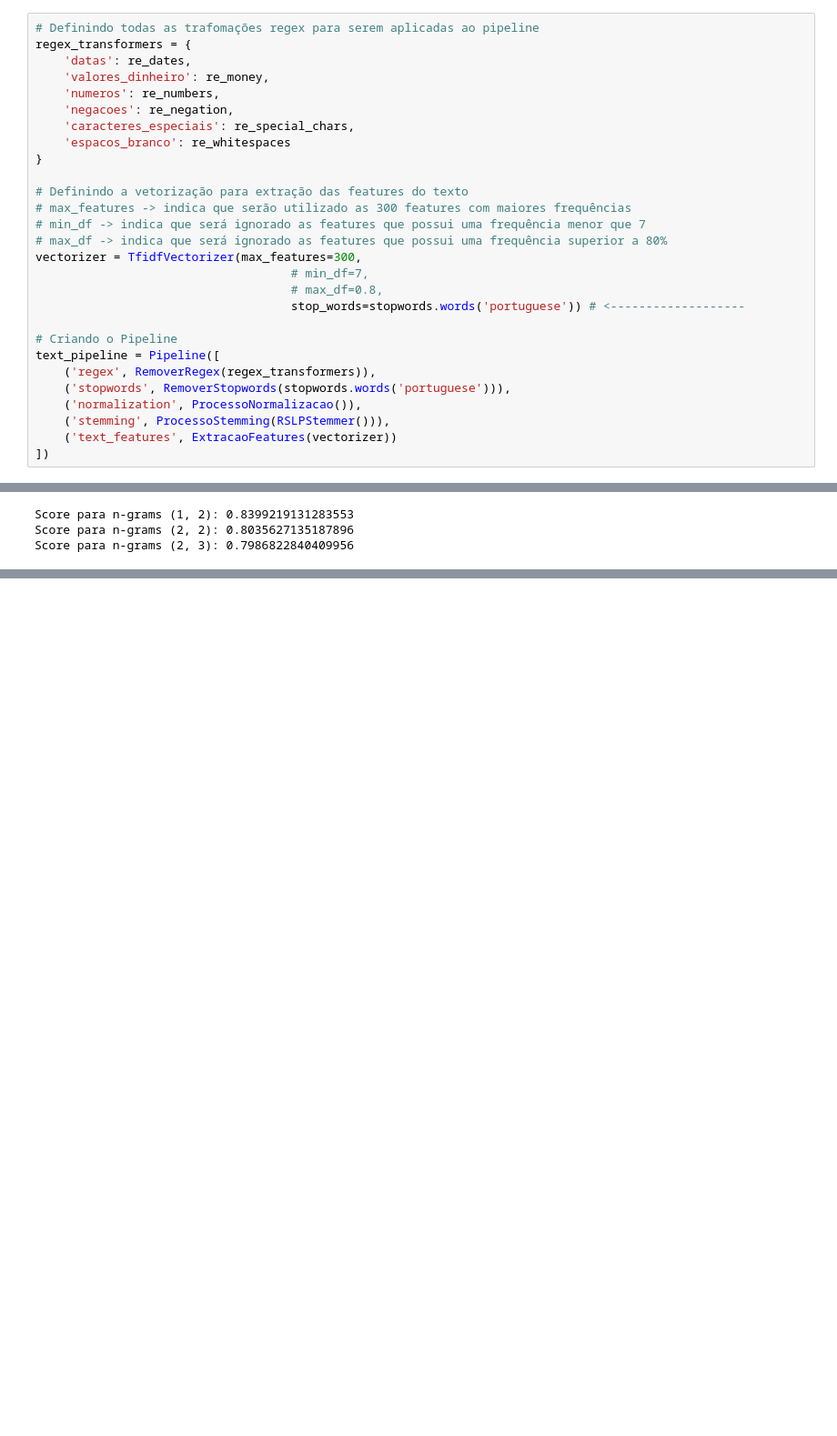
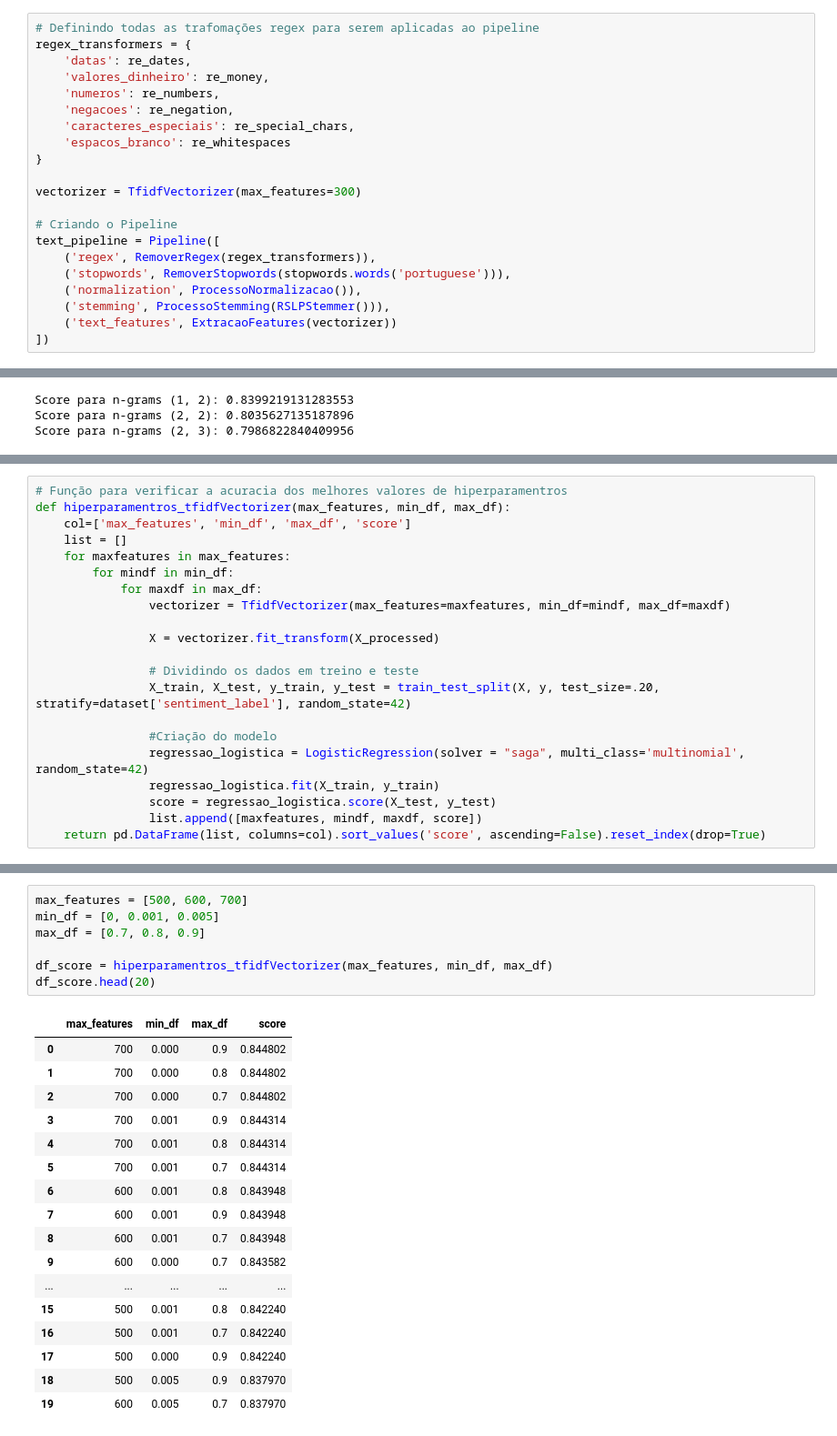
Before and after one commit to IgorFormiga/NLP_analise_de_sentimento, a Jupyter notebook: analise_sentimento.ipynb, the cells around one changed output, grey strips where cells are left out. Shown at 91% size. Cells and saved outputs as stored; diff of their text form; blank space fills up the shorter version.

Commit message:
Analisando os Hiperparâmetros da vetorização (TfidfVectorizer)

```diff
--- a/analise_sentimento.ipynb
+++ b/analise_sentimento.ipynb
@@ -221,14 +221,7 @@ regex_transformers = {
     'espacos_branco': re_whitespaces
 }
 
-# Definindo a vetorização para extração das features do texto
-# max_features -> indica que serão utilizado as 300 features com maiores frequências
-# min_df -> indica que será ignorado as features que possui uma frequência menor que 7
-# max_df -> indica que será ignorado as features que possui uma frequência superior a 80%
-vectorizer = TfidfVectorizer(max_features=300,
-                                    # min_df=7,
-                                    # max_df=0.8,
-                                    stop_words=stopwords.words('portuguese')) # <-------------------
+vectorizer = TfidfVectorizer(max_features=300)
 
 # Criando o Pipeline
 text_pipeline = Pipeline([
@@ -324,0 +345,21 @@ Score para n-grams (2, 3): 0.7986822840409956
+# %%
+# Função para verificar a acuracia dos melhores valores de hiperparamentros
+def hiperparamentros_tfidfVectorizer(max_features, min_df, max_df):
+    col=['max_features', 'min_df', 'max_df', 'score']
+    list = []
+    for maxfeatures in max_features:
+        for mindf in min_df:
+            for maxdf in max_df:
+                vectorizer = TfidfVectorizer(max_features=maxfeatures, min_df=mindf, max_df=maxdf)
+
+                X = vectorizer.fit_transform(X_processed)
+
+                # Dividindo os dados em treino e teste
+                X_train, X_test, y_train, y_test = train_test_split(X, y, test_size=.20, stratify=dataset['sentiment_label'], random_state=42)
+
+                #Criação do modelo
+                regressao_logistica = LogisticRegression(solver = "saga", multi_class='multinomial', random_state=42)
+                regressao_logistica.fit(X_train, y_train)
+                score = regressao_logistica.score(X_test, y_test)
+                list.append([maxfeatures, mindf, maxdf, score])
+    return pd.DataFrame(list, columns=col).sort_values('score', ascending=False).reset_index(drop=True)
@@ -324,0 +411,25 @@ Score para n-grams (2, 3): 0.7986822840409956
+# %%
+max_features = [500, 600, 700]
+min_df = [0, 0.001, 0.005]
+max_df = [0.7, 0.8, 0.9]
+
+df_score = hiperparamentros_tfidfVectorizer(max_features, min_df, max_df)
+df_score.head(20)
+# %% [output]
+|  | max_features | min_df | max_df | score |
+| 0 | 700 | 0.000 | 0.9 | 0.844802 |
+| 1 | 700 | 0.000 | 0.8 | 0.844802 |
+| 2 | 700 | 0.000 | 0.7 | 0.844802 |
+| 3 | 700 | 0.001 | 0.9 | 0.844314 |
+| 4 | 700 | 0.001 | 0.8 | 0.844314 |
+| 5 | 700 | 0.001 | 0.7 | 0.844314 |
+| 6 | 600 | 0.001 | 0.8 | 0.843948 |
+| 7 | 600 | 0.001 | 0.9 | 0.843948 |
+| 8 | 600 | 0.001 | 0.7 | 0.843948 |
+| 9 | 600 | 0.000 | 0.7 | 0.843582 |
+| ... | ... | ... | ... | ... |
+| 15 | 500 | 0.001 | 0.8 | 0.842240 |
+| 16 | 500 | 0.001 | 0.7 | 0.842240 |
+| 17 | 500 | 0.000 | 0.9 | 0.842240 |
+| 18 | 500 | 0.005 | 0.9 | 0.837970 |
+| 19 | 600 | 0.005 | 0.7 | 0.837970 |
```
Also changed, not shown: parts of 19 cells of this notebook.
